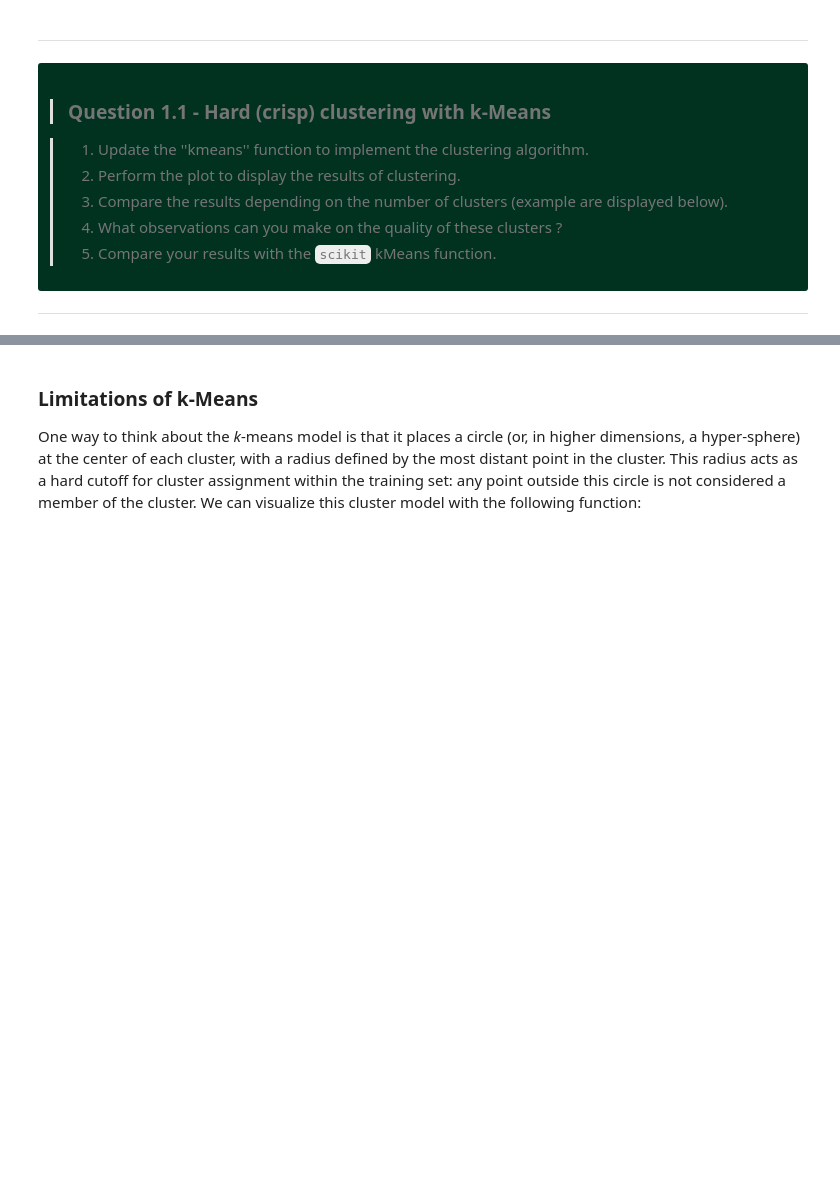
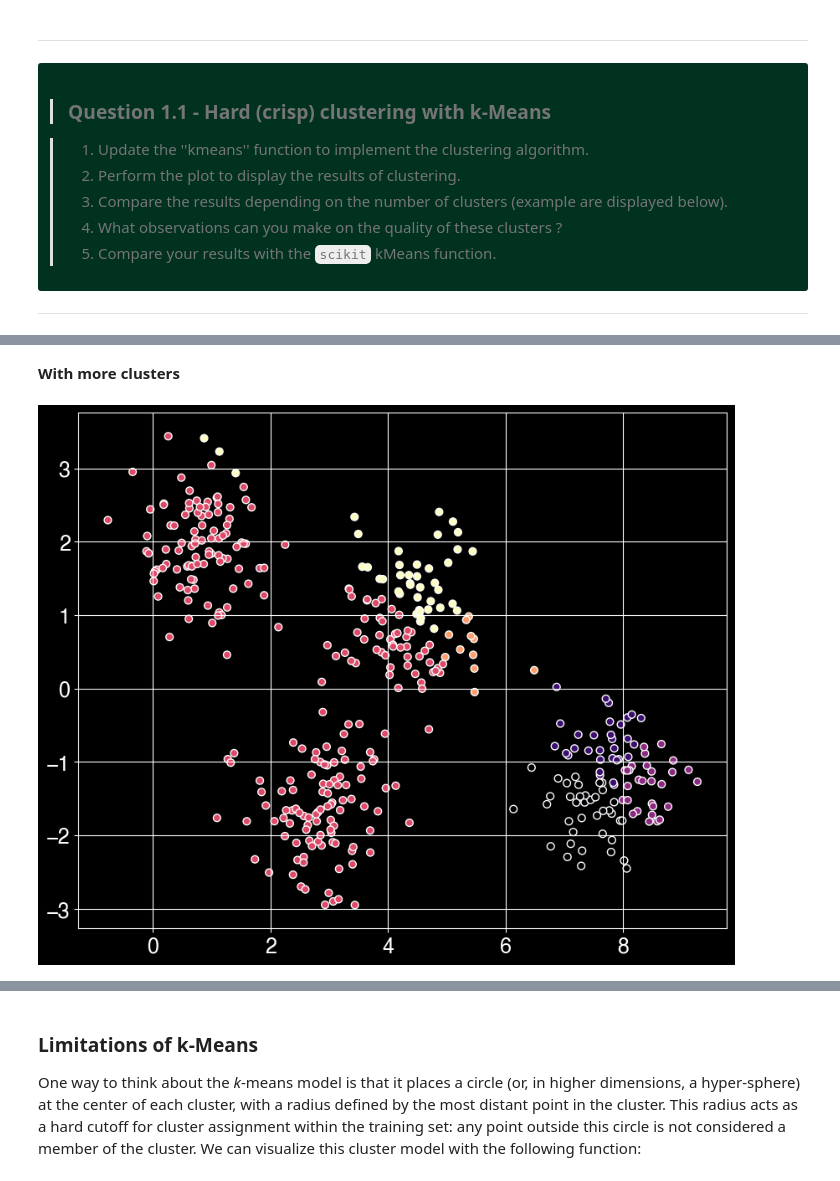
Before and after one commit to Jovillios/creative_ml, a Jupyter notebook: 06_latent_models.ipynb, the cells around one changed output, grey strips where cells are left out. Drawn from its saved outputs; the diff is of its cells as text; code cells hidden in the pictures; blank space fills up the shorter version.

```diff
--- a/06_latent_models.ipynb
+++ b/06_latent_models.ipynb
@@ -143,0 +164,8 @@ plt.scatter(X[:, 0], X[:, 1], c=labels, s=40, cmap='magma', edgecolor='w');
+# %% [markdown]
+**With more clusters**
+# %%
+labels = kmeans(X.transpose(), 6)
+plt.figure(figsize=(10,8)); plt.grid(True);
+plt.scatter(X[:, 0], X[:, 1], c=labels, s=40, cmap='magma', edgecolor='w');
+# %% [output]
+[figure, added]
```
Also changed, not shown: parts of 15 cells of this notebook, 2 other files.
